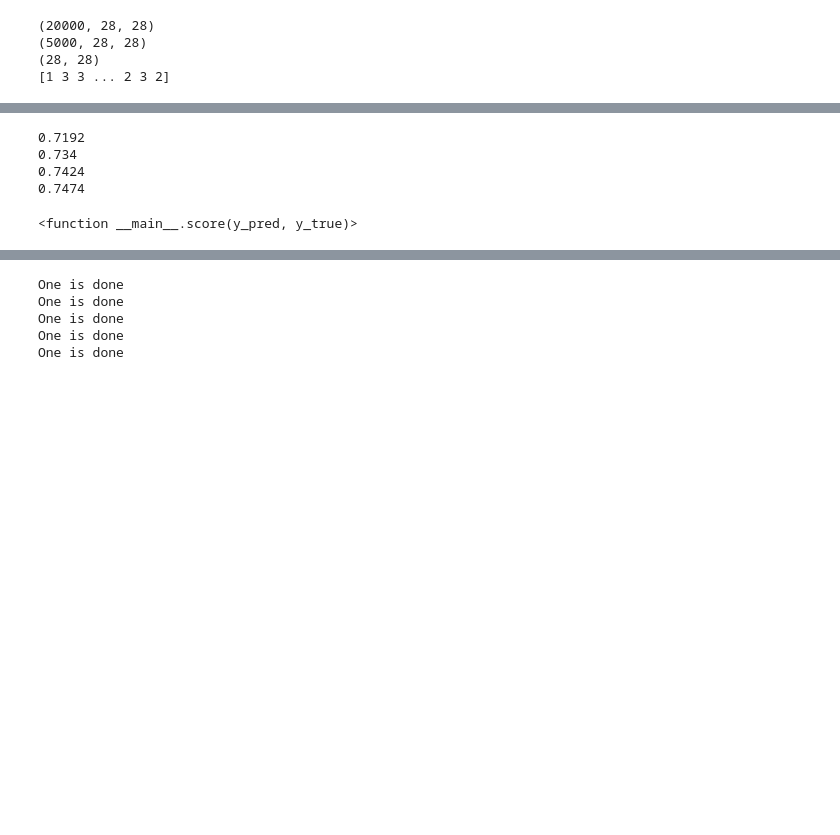
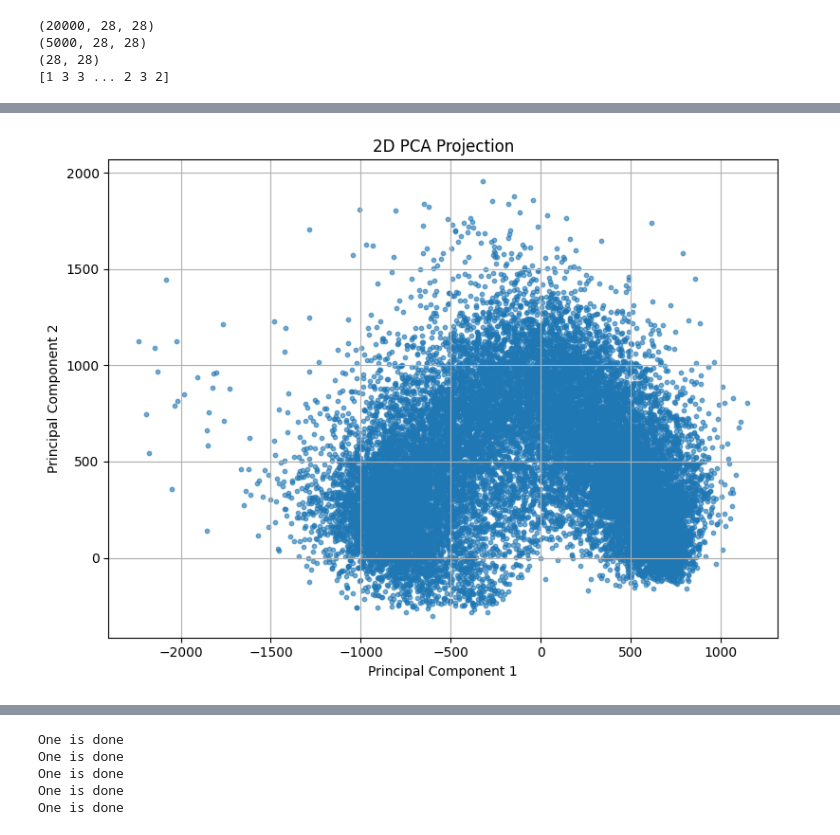
Before and after one commit to Ardameliksah/ImageRecognitionML, a Jupyter notebook: Classification.ipynb, the cells around one changed output, grey strips where cells are left out. Drawn from its saved outputs; the diff is of its cells as text; code cells hidden in the pictures; blank space fills up the shorter version.

```diff
--- a/Classification.ipynb
+++ b/Classification.ipynb
@@ -83,3 +103,23 @@ train_proj.shape
+# %%
+labels = np.unique(train_labels)
+def plot_2d_projection(data, labels=None, title="2D PCA Projection"):
+    plt.figure(figsize=(8, 6))
+    if labels is not None:
+        scatter = plt.scatter(data[:, 0], data[:, 1], c=labels, cmap='tab10', s=10, alpha=0.6)
+        plt.legend(*scatter.legend_elements(), title="Classes")
+    else:
+        plt.scatter(data[:, 0], data[:, 1], s=10, alpha=0.6)
+
+    plt.xlabel("Principal Component 1")
+    plt.ylabel("Principal Component 2")
+    plt.title(title)
+    plt.grid(True)
+    plt.tight_layout()
+    plt.show()
+
+plot_2d_projection(train_proj)
+# %% [output]
+[figure, added]
 # %%
 train_normal = train_flat/255
 test_normal = test_flat/255
@@ -123,22 +160,0 @@ test_normal = test_flat/255
-# %%
-train_normal = train_flat/255
-test_normal = test_flat/255
-
-n_neighbours = [3,5,7,9]
-scores = []
-for k in n_neighbours:
-    KNN = myKNearesNeighbour(k)
-    KNN.fit(lda_train,train_labels)
-    y_pred = KNN.predict(lda_test)
-    result = score(y_pred, test_labels)
-    scores.append(result)
-    print(result)
-# %% [output]
-0.7192
-0.734
-0.7424
-0.7474
-# %%
-scores[0]
-# %% [output]
-<function __main__.score(y_pred, y_true)>
```
Also changed, not shown: parts of 12 cells of this notebook, 11 other files.
